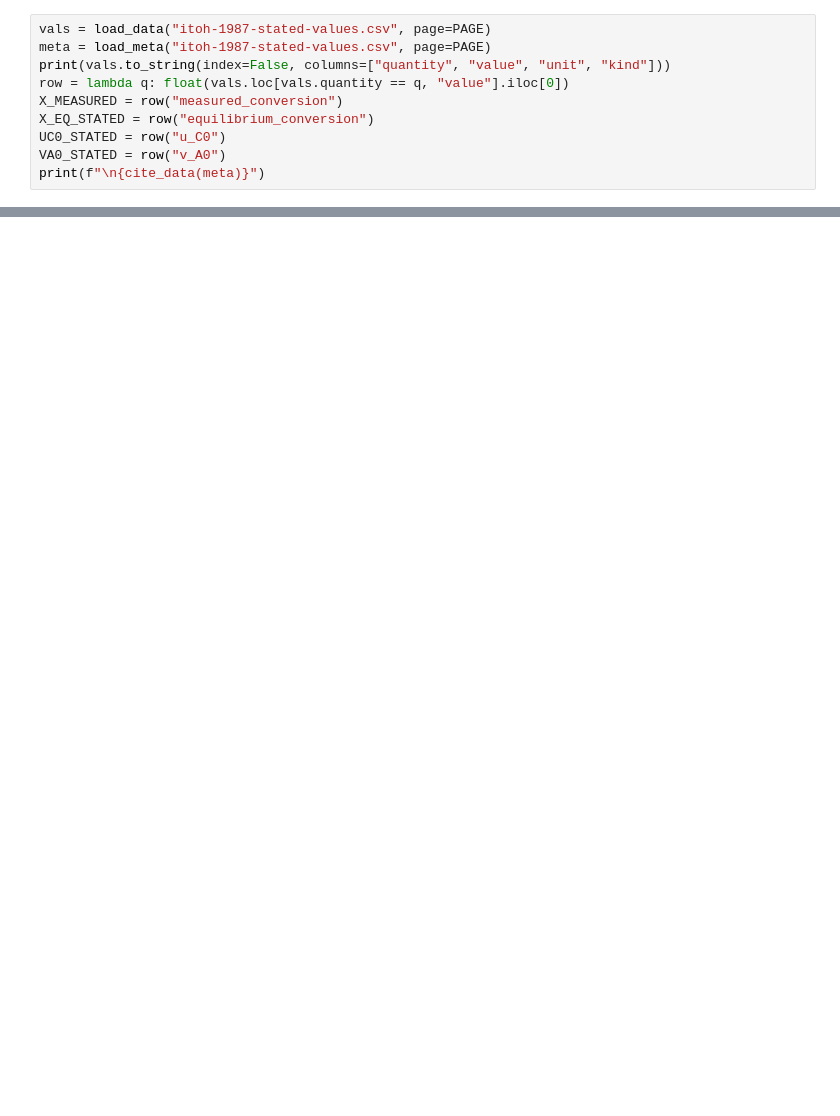
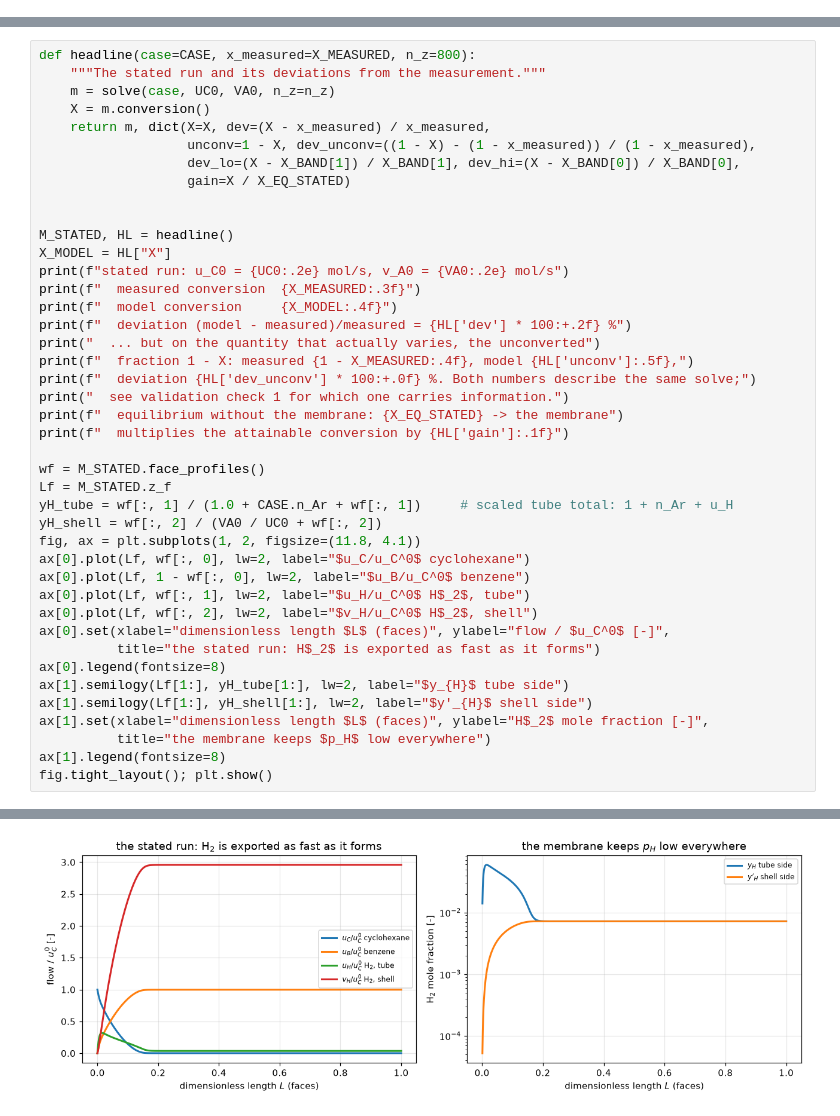
Before and after one commit to computational-chemical-engineering/pymrm-gallery, a Jupyter notebook: pages/H1.4-itoh-membrane-dehydrogenation/index.ipynb, the cells around one changed output, grey strips where cells are left out. Drawn from its saved outputs; the diff is of its cells as text; blank space fills up the shorter version.

```diff
--- a/pages/H1.4-itoh-membrane-dehydrogenation/index.ipynb
+++ b/pages/H1.4-itoh-membrane-dehydrogenation/index.ipynb
@@ -269,10 +0,0 @@ this page.
-# %%
-vals = load_data("itoh-1987-stated-values.csv", page=PAGE)
-meta = load_meta("itoh-1987-stated-values.csv", page=PAGE)
-print(vals.to_string(index=False, columns=["quantity", "value", "unit", "kind"]))
-row = lambda q: float(vals.loc[vals.quantity == q, "value"].iloc[0])
-X_MEASURED = row("measured_conversion")
-X_EQ_STATED = row("equilibrium_conversion")
-UC0_STATED = row("u_C0")
-VA0_STATED = row("v_A0")
-print(f"\n{cite_data(meta)}")
@@ -1166,0 +540,43 @@ palladium*, AIChE Journal **33**(9) 1576–1578 (1987),
+# %%
+def headline(case=CASE, x_measured=X_MEASURED, n_z=800):
+    """The stated run and its deviations from the measurement."""
+    m = solve(case, UC0, VA0, n_z=n_z)
+    X = m.conversion()
+    return m, dict(X=X, dev=(X - x_measured) / x_measured,
+                   unconv=1 - X, dev_unconv=((1 - X) - (1 - x_measured)) / (1 - x_measured),
+                   dev_lo=(X - X_BAND[1]) / X_BAND[1], dev_hi=(X - X_BAND[0]) / X_BAND[0],
+                   gain=X / X_EQ_STATED)
+
+
+M_STATED, HL = headline()
+X_MODEL = HL["X"]
+print(f"stated run: u_C0 = {UC0:.2e} mol/s, v_A0 = {VA0:.2e} mol/s")
+print(f"  measured conversion  {X_MEASURED:.3f}")
+print(f"  model conversion     {X_MODEL:.4f}")
+print(f"  deviation (model - measured)/measured = {HL['dev'] * 100:+.2f} %")
+print("  ... but on the quantity that actually varies, the unconverted")
+print(f"  fraction 1 - X: measured {1 - X_MEASURED:.4f}, model {HL['unconv']:.5f},")
+print(f"  deviation {HL['dev_unconv'] * 100:+.0f} %. Both numbers describe the same solve;")
+print("  see validation check 1 for which one carries information.")
+print(f"  equilibrium without the membrane: {X_EQ_STATED} -> the membrane")
+print(f"  multiplies the attainable conversion by {HL['gain']:.1f}")
+
+wf = M_STATED.face_profiles()
+Lf = M_STATED.z_f
+yH_tube = wf[:, 1] / (1.0 + CASE.n_Ar + wf[:, 1])     # scaled tube total: 1 + n_Ar + u_H
+yH_shell = wf[:, 2] / (VA0 / UC0 + wf[:, 2])
+fig, ax = plt.subplots(1, 2, figsize=(11.8, 4.1))
+ax[0].plot(Lf, wf[:, 0], lw=2, label="$u_C/u_C^0$ cyclohexane")
+ax[0].plot(Lf, 1 - wf[:, 0], lw=2, label="$u_B/u_C^0$ benzene")
+ax[0].plot(Lf, wf[:, 1], lw=2, label="$u_H/u_C^0$ H$_2$, tube")
+ax[0].plot(Lf, wf[:, 2], lw=2, label="$v_H/u_C^0$ H$_2$, shell")
+ax[0].set(xlabel="dimensionless length $L$ (faces)", ylabel="flow / $u_C^0$ [-]",
+          title="the stated run: H$_2$ is exported as fast as it forms")
+ax[0].legend(fontsize=8)
+ax[1].semilogy(Lf[1:], yH_tube[1:], lw=2, label="$y_{H}$ tube side")
+ax[1].semilogy(Lf[1:], yH_shell[1:], lw=2, label="$y'_{H}$ shell side")
+ax[1].set(xlabel="dimensionless length $L$ (faces)", ylabel="H$_2$ mole fraction [-]",
+          title="the membrane keeps $p_H$ low everywhere")
+ax[1].legend(fontsize=8)
+fig.tight_layout(); plt.show()
+# %% [output]
@@ -1166,0 +593 @@ palladium*, AIChE Journal **33**(9) 1576–1578 (1987),
+[figure, added]
```
Also changed, not shown: parts of 60 cells of this notebook, 9 other files.
